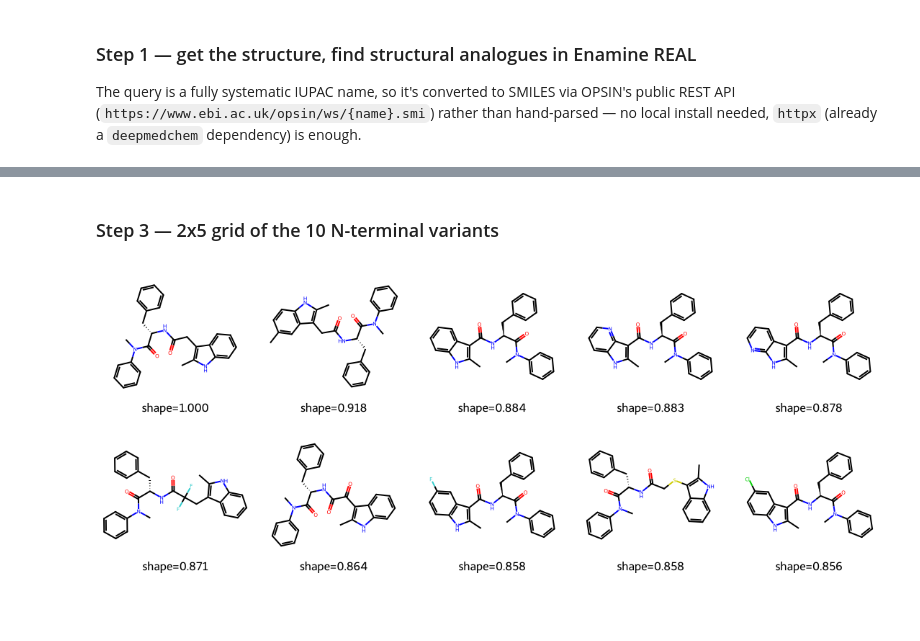
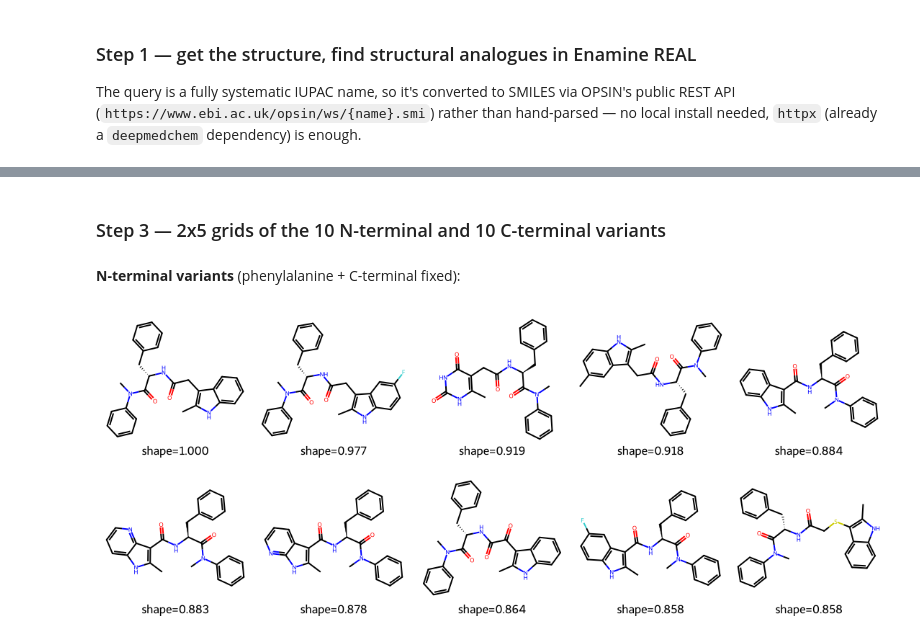
Before and after one commit to Deep-MedChem/deepmedchem-python, a Jupyter notebook: examples/prompts/007_IUPAC_multicomponent_modification.ipynb, the cells around one changed output, grey strips where cells are left out. Drawn from its saved outputs; the diff is of its cells as text; code cells hidden in the pictures; blank space fills up the shorter version.

```diff
--- a/examples/prompts/007_IUPAC_multicomponent_modification.ipynb
+++ b/examples/prompts/007_IUPAC_multicomponent_modification.ipynb
@@ -87,12 +141,14 @@ shape=0.8556  Cc1[nH]c2ccc(Cl)cc2c1C(=O)N[C@@H](Cc1ccccc1)C(=O)N(C)c1ccccc1
 # %% [markdown]
-### Step 3 — 2x5 grid of the 10 N-terminal variants
+### Step 3 — 2x5 grids of the 10 N-terminal and 10 C-terminal variants
+# %% [markdown]
+**N-terminal variants** (phenylalanine + C-terminal fixed):
 # %%
 from rdkit import Chem
 from rdkit.Chem import Draw
 
-mols = [Chem.MolFromSmiles(hit["smiles"]) for hit in top]
-legends = [f"shape={hit['score']:.3f}" for hit in top]
+mols = [Chem.MolFromSmiles(hit["smiles"]) for hit in nterm_top]
+legends = [f"shape={hit['score']:.3f}" for hit in nterm_top]
 
 Draw.MolsToGridImage(mols, molsPerRow=5, subImgSize=(220, 220), legends=legends)
 # %% [output]
-[figure, old version]
+[figure, new version]
```
Also changed, not shown: parts of 5 cells of this notebook, 4 other files.
